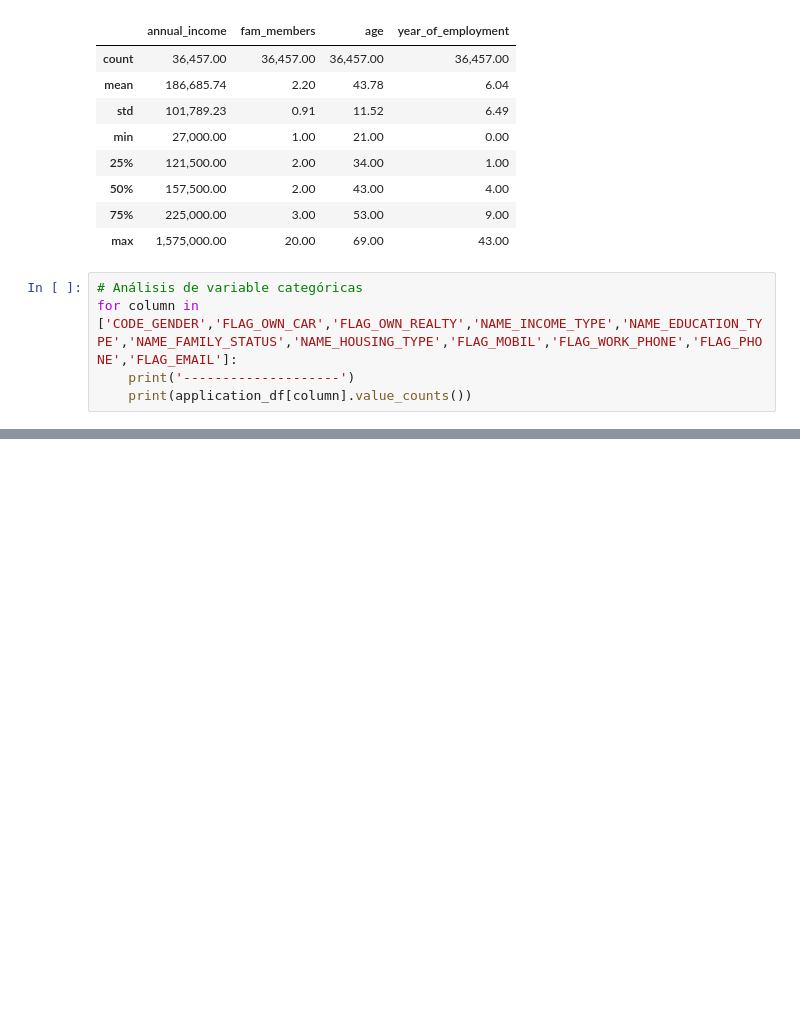
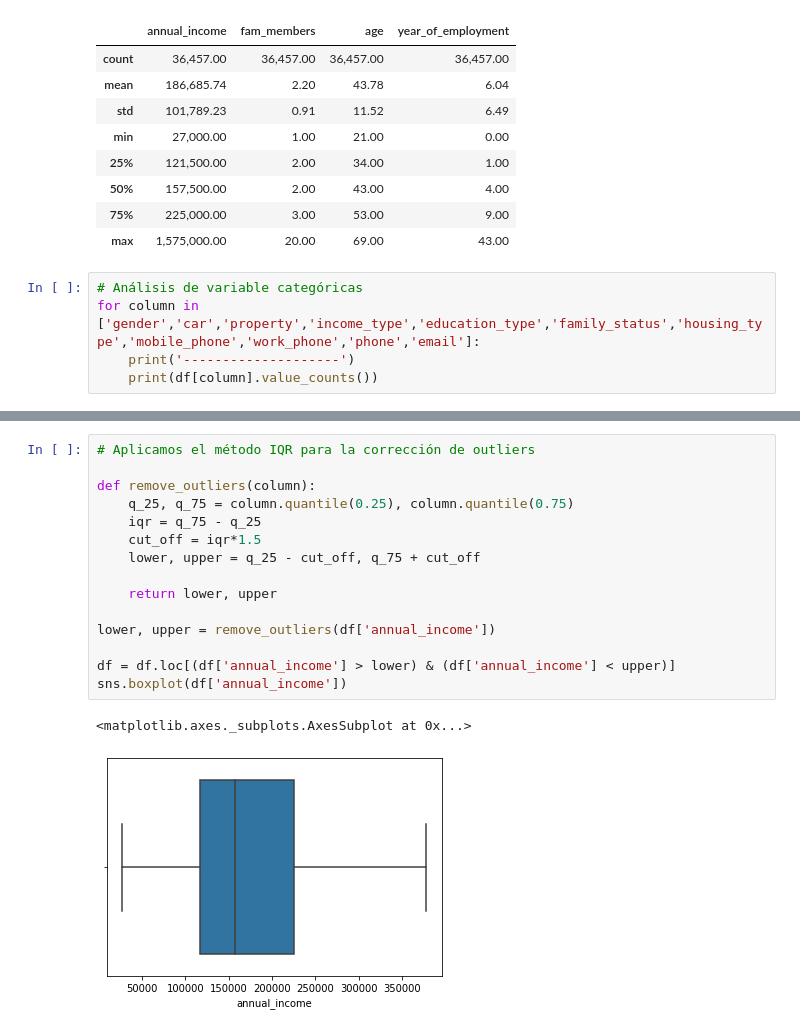
Before and after one commit to difercast/credit-card-risk-management, a Jupyter notebook: src/2-eda-featuring-eng.ipynb, the cells around one changed output, grey strips where cells are left out. Saved outputs shown, nothing was run; the diff lists cells and outputs as text; blank space fills up the shorter version.

Commit message:
Outliers detección y corrección

```diff
--- a/src/2-eda-featuring-eng.ipynb
+++ b/src/2-eda-featuring-eng.ipynb
@@ -240,8 +242,8 @@ df[['annual_income','fam_members', 'age', 'year_of_employment']].describe()
 | max | 1,575,000.00 | 20.00 | 69.00 | 43.00 |
 # %%
 # Análisis de variable categóricas
-for column in ['CODE_GENDER','FLAG_OWN_CAR','FLAG_OWN_REALTY','NAME_INCOME_TYPE','NAME_EDUCATION_TYPE','NAME_FAMILY_STATUS','NAME_HOUSING_TYPE','FLAG_MOBIL','FLAG_WORK_PHONE','FLAG_PHONE','FLAG_EMAIL']:
+for column in ['gender','car','property','income_type','education_type','family_status','housing_type','mobile_phone','work_phone','phone','email']:
     print('--------------------')
-    print(application_df[column].value_counts())
+    print(df[column].value_counts())
 # %% [output]
 --------------------
@@ -263,0 +277,18 @@ Name: FLAG_EMAIL, dtype: int64
+# %%
+# Aplicamos el método IQR para la corrección de outliers
+
+def remove_outliers(column):
+    q_25, q_75 = column.quantile(0.25), column.quantile(0.75)
+    iqr = q_75 - q_25
+    cut_off = iqr*1.5
+    lower, upper = q_25 - cut_off, q_75 + cut_off
+
+    return lower, upper
+
+lower, upper = remove_outliers(df['annual_income'])
+
+df = df.loc[(df['annual_income'] > lower) & (df['annual_income'] < upper)]
+sns.boxplot(df['annual_income'])
+# %% [output]
+<matplotlib.axes._subplots.AxesSubplot at 0x...>
+[figure, added]
```
Also changed, not shown: parts of 6 cells of this notebook.
